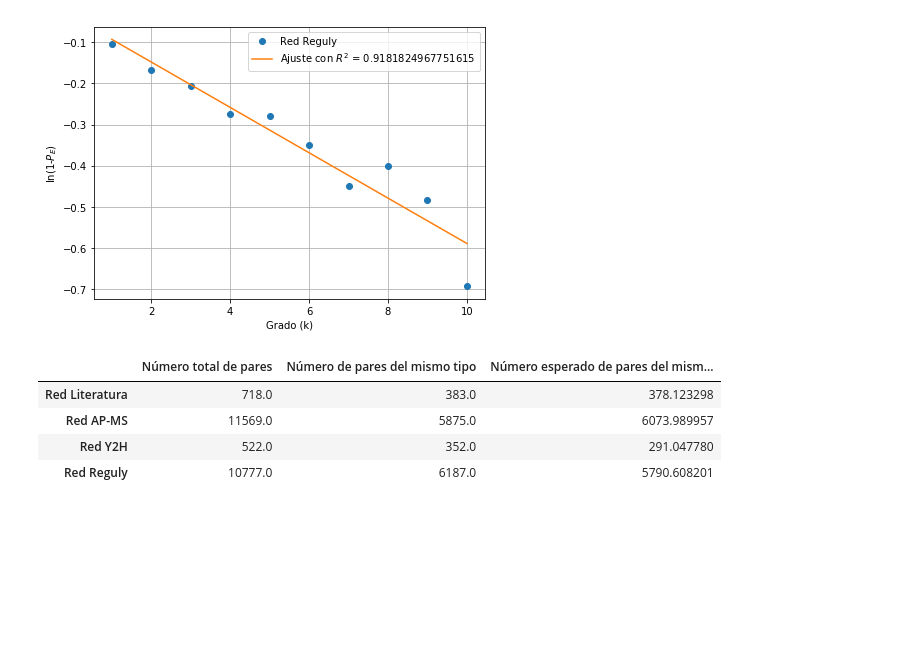
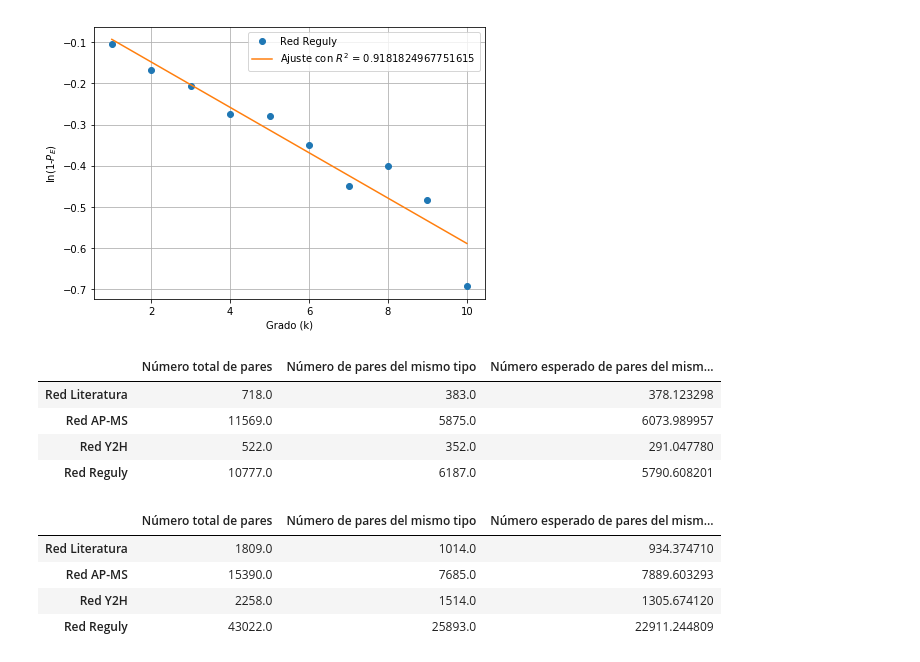
Before and after one commit to allshaks/TP2, a Jupyter notebook: Fig2bHe.ipynb, the cells around one changed output. Cells and saved outputs as stored; diff of their text form; code cells hidden in the pictures; blank space fills up the shorter version.

```diff
--- a/Fig2bHe.ipynb
+++ b/Fig2bHe.ipynb
@@ -72,12 +72,12 @@ def probEsencial(red_bruta, grado):
         count += red.nodes.data()[nodo]['Esencial']
     return (count/n)
 # %%
-def contarPares(red_bruta, alpha, beta):
+def contarPares(red_bruta, alpha, beta, vecinos):
     red = max(nx.connected_component_subgraphs(red_bruta), key=len)
     nodos = list(red.degree)
     A = nx.adjacency_matrix(red).toarray()
     A2 = np.matmul(A,A)
-    matrizPares = (((A2>=3).astype(int)-np.identity(red.number_of_nodes())-A)>0).astype(int)
+    matrizPares = (((A2>=vecinos).astype(int)-np.identity(red.number_of_nodes())-A)>0).astype(int)
     coordsPares = np.where(matrizPares == 1)
     numPares = int(len(coordsPares[0]) / 2)
     numParesTipo = 0
@@ -143,16 +143,28 @@ cols = ['Número total de pares', 'Número de pares del mismo tipo', 'Número es
 tabla = pd.DataFrame(np.nan, columns = cols, index = sRed)
 d = [list(),list(),list(),list()]
 for i, red in enumerate(redes):
-    d[i] = contarPares(red, alpha[i], beta[i])
+    d[i] = contarPares(red, alpha[i], beta[i], 3)
     for j, col in enumerate(cols):
         tabla.loc[sRed[i]][col] = d[i][j]
 tabla
-
-################## IMPORTANTE ###################
-## HAY QUE SACAR LA RED AP-MS Y PONER LA OTRA ##
 # %% [output]
 |  | Número total de pares | Número de pares del mismo tipo | Número esperado de pares del mism... |
 | Red Literatura | 718.0 | 383.0 | 378.123298 |
 | Red AP-MS | 11569.0 | 5875.0 | 6073.989957 |
 | Red Y2H | 522.0 | 352.0 | 291.047780 |
 | Red Reguly | 10777.0 | 6187.0 | 5790.608201 |
+# %%
+cols = ['Número total de pares', 'Número de pares del mismo tipo', 'Número esperado de pares del mismo tipo']
+tabla = pd.DataFrame(np.nan, columns = cols, index = sRed)
+d = [list(),list(),list(),list()]
+for i, red in enumerate(redes):
+    d[i] = contarPares(red, alpha[i], beta[i], 2)
+    for j, col in enumerate(cols):
+        tabla.loc[sRed[i]][col] = d[i][j]
+tabla
+# %% [output]
+|  | Número total de pares | Número de pares del mismo tipo | Número esperado de pares del mism... |
+| Red Literatura | 1809.0 | 1014.0 | 934.374710 |
+| Red AP-MS | 15390.0 | 7685.0 | 7889.603293 |
+| Red Y2H | 2258.0 | 1514.0 | 1305.674120 |
+| Red Reguly | 43022.0 | 25893.0 | 22911.244809 |
```
Also changed, not shown: parts of 2 cells of this notebook.
